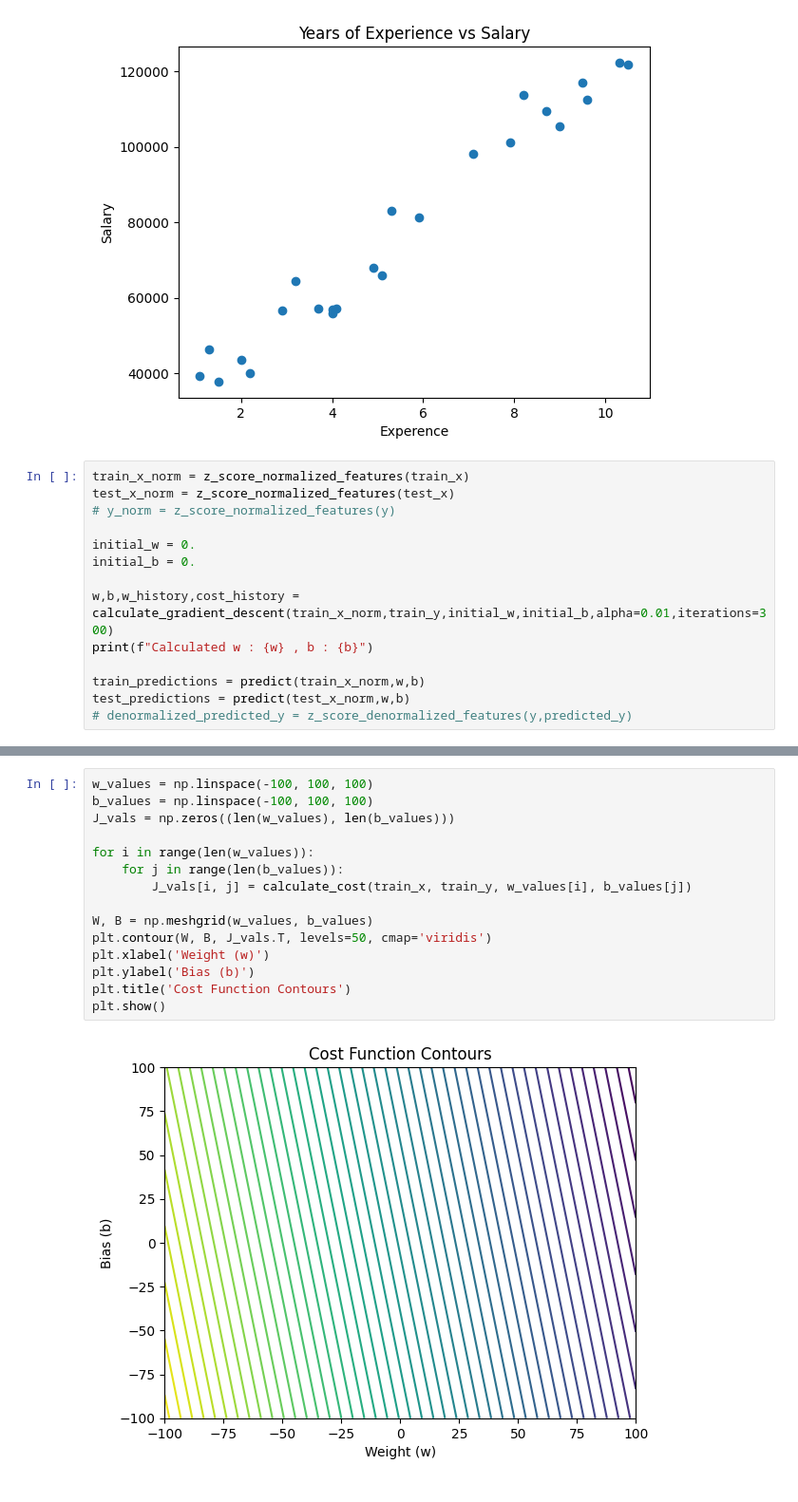
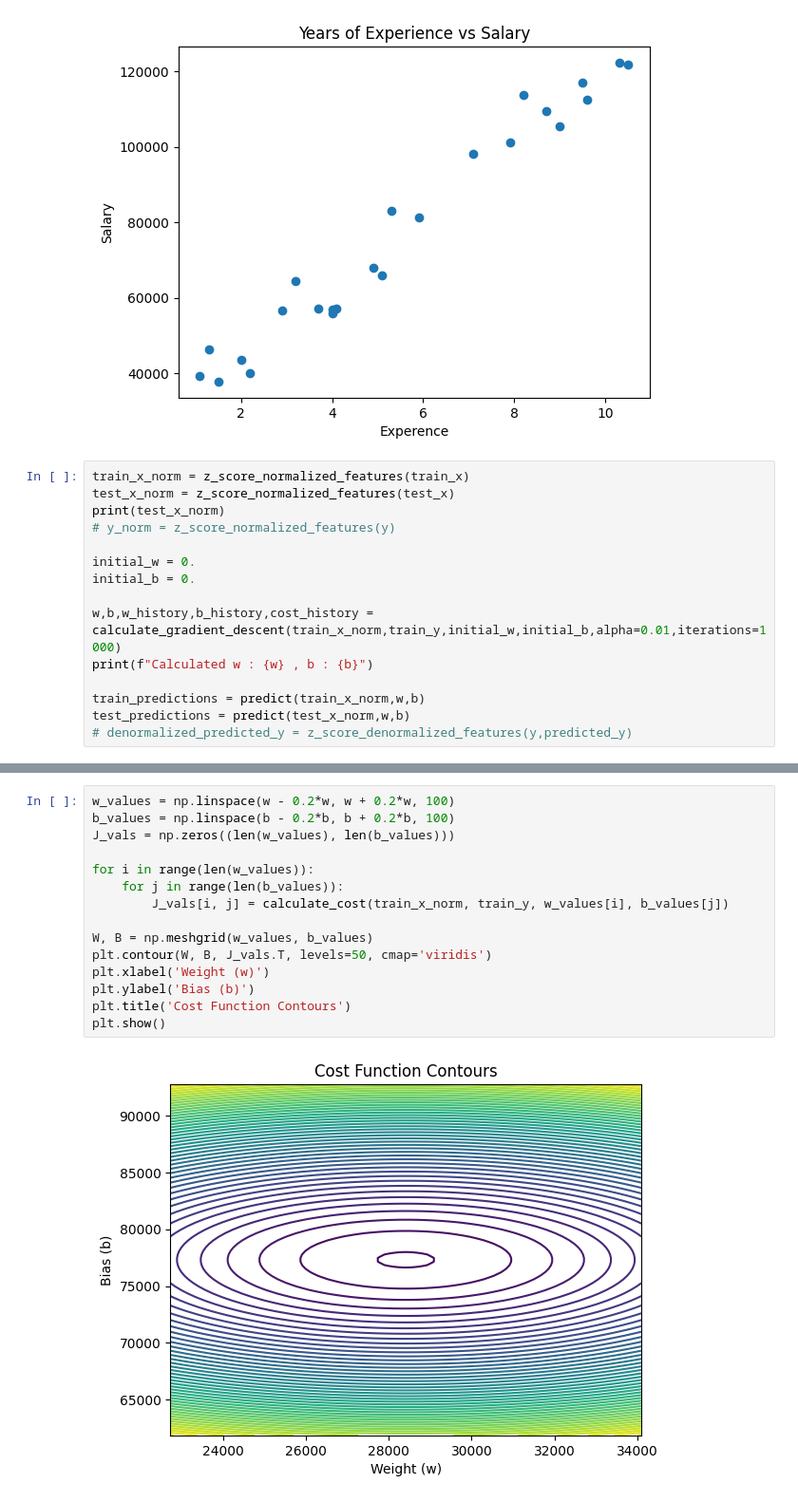
Before and after one commit to sagargor006/ml-algo-from-scratch, a Jupyter notebook: Linear Regression/univariate.ipynb, the cells around one changed output, grey strips where cells are left out. Shown: that part at 95% size. Drawn from its saved outputs; the diff is of its cells as text.

Commit message:
fix : countour plot issue , residual plot is using testing data now

```diff
--- a/Linear Regression/univariate.ipynb
+++ b/Linear Regression/univariate.ipynb
@@ -15,12 +15,13 @@ plt.show()
 # %%
 train_x_norm = z_score_normalized_features(train_x)
 test_x_norm = z_score_normalized_features(test_x)
+print(test_x_norm)
 # y_norm = z_score_normalized_features(y)
 
 initial_w = 0.
 initial_b = 0.
 
-w,b,w_history,cost_history = calculate_gradient_descent(train_x_norm,train_y,initial_w,initial_b,alpha=0.01,iterations=300)
+w,b,w_history,b_history,cost_history = calculate_gradient_descent(train_x_norm,train_y,initial_w,initial_b,alpha=0.01,iterations=1000)
 print(f"Calculated w : {w} , b : {b}")
 
 train_predictions = predict(train_x_norm,w,b)
@@ -86,20 +88,20 @@ plt.show()
 # %%
-w_values = np.linspace(-100, 100, 100)
-b_values = np.linspace(-100, 100, 100)
+w_values = np.linspace(w - 0.2*w, w + 0.2*w, 100)
+b_values = np.linspace(b - 0.2*b, b + 0.2*b, 100)
 J_vals = np.zeros((len(w_values), len(b_values)))
 
 for i in range(len(w_values)):
     for j in range(len(b_values)):
-        J_vals[i, j] = calculate_cost(train_x, train_y, w_values[i], b_values[j])
+        J_vals[i, j] = calculate_cost(train_x_norm, train_y, w_values[i], b_values[j])
 
 W, B = np.meshgrid(w_values, b_values)
 plt.contour(W, B, J_vals.T, levels=50, cmap='viridis')
 plt.xlabel('Weight (w)')
 plt.ylabel('Bias (b)')
 plt.title('Cost Function Contours')
 plt.show()
 # %% [output]
-[figure, old version]
+[figure, new version]
 # %%
 from mpl_toolkits.mplot3d import Axes3D
 
```
Also changed, not shown: parts of 8 cells of this notebook, 1 other file.
